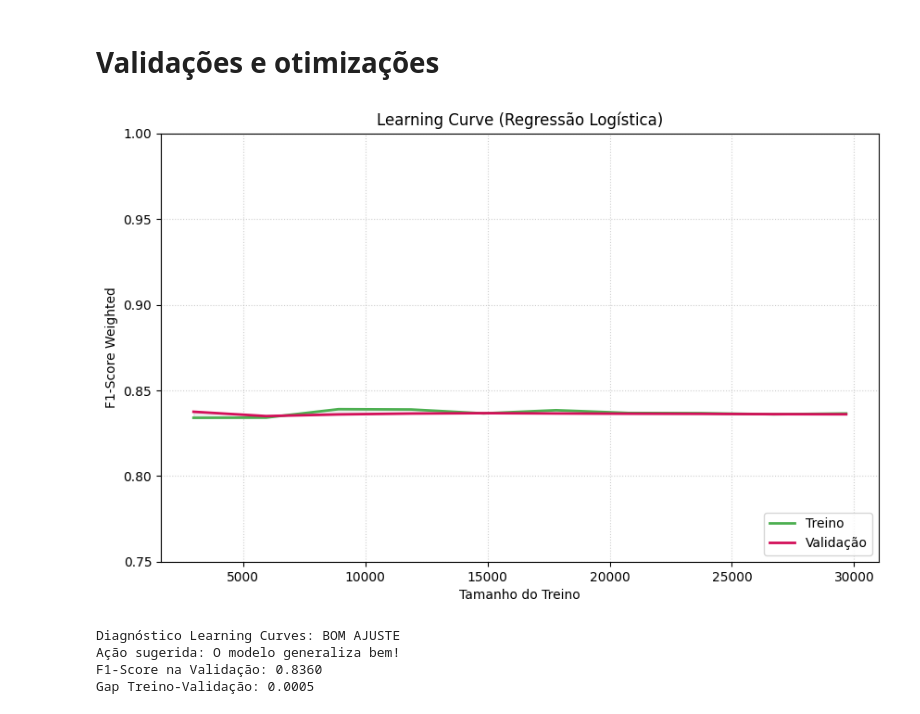
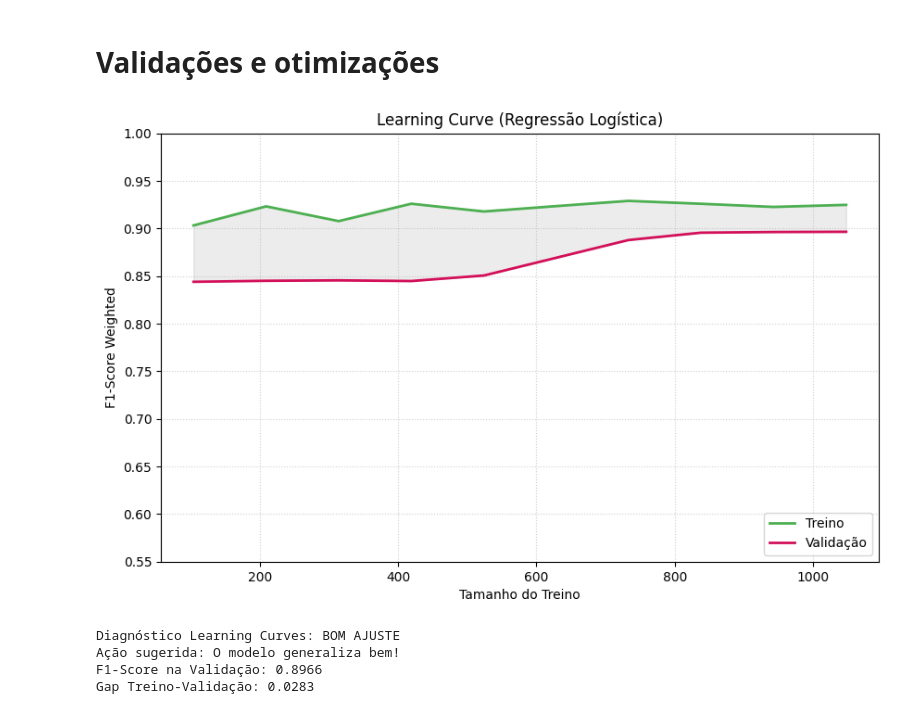
Before and after one commit to jcdematos/fiap-iast-tech-challange-03, a Jupyter notebook: jupyter-notebooks/Modelo_Classificação_Regressao_Logistica_Fase3.ipynb, the cells around one changed output. Saved outputs shown, nothing was run; the diff lists cells and outputs as text; code cells hidden in the pictures.

Commit message:
feature: Inclusão de substituição split treino e teste aleatório por Série Temporal

```diff
--- a/jupyter-notebooks/Modelo_Classificação_Regressao_Logistica_Fase3.ipynb
+++ b/jupyter-notebooks/Modelo_Classificação_Regressao_Logistica_Fase3.ipynb
@@ -167,12 +212,15 @@ dados_mais_pib_renda.head()
 # %%
-# ======================================
-# FEATURE ENGENEERING
-# ======================================
-#Foi feita na Gold porque na Silver só tínhamos a meta do municipio e a taxa real, na Gold calculamos o desvio entre a meta e realidade.
-
 # ======================================
 # FEATURE EXTRACTION
 # ======================================
 
 #Para chegarmos no Status Meta (com as classes "atingiu" ou "não atingiu") utilizamos o desvio, se era >=0 o municipio atingiu, se não, não atingiu a meta.
 # O feature extraction ajudou a não ter no modelo duas features que não agregariam (meta_ano e desvio_ano) e que poderiam gerar associações espúrias e aumentar a dimensionalidade.
+
+# Criar agregação por UF para ajudar no feature engineering já que a adição de taxa_alfabetizacao_real gera data leakage
+dados_mais_pib_renda['media_alfa_uf'] = dados_mais_pib_renda.groupby('sigla_uf')['taxa_alfabetizacao_real'].transform('mean')
+
+#Filtrar 2023 já que status meta é "Sem meta definida" e gera muito resíduo na nossa base na etapa de KNN dos lags, e alé disso, quando incluído, apresentava um F1 score de 0.16 com apenas 211 ocorrências (support)
+status_desejados = ["Abaixo da Meta", "Atingiu a Meta"]
+dados_mais_pib_renda = dados_mais_pib_renda[dados_mais_pib_renda['status_meta'].isin(status_desejados)].copy()
+dados_mais_pib_renda.head()
@@ -243,22 +342,25 @@ Chegamos a utilizar o wrapper RFECV que encontra o ponto ótimo via validação
 # # TREINAMENTO COM REGRESSÃO LOGÍSTICA (OTIMIZADO COM RANDOMIZED SEARCH CV)
 # # =============================================================================
 # 1. Definir o espaço de busca com distribuições contínuas
+
+tscv = TimeSeriesSplit(n_splits=4)
+
 param_dist = {
-    'C': loguniform(0.01, 1000),
-    'penalty': ['l1', 'l2'],
+    'C': [0.001, 0.01, 0.05, 0.1, 0.2, 0.5, 1.0],
+    'penalty': ['l1'],
     'solver': ['liblinear', 'saga'],
-    'max_iter': [1000, 2000]
+    'max_iter': [3000]
 }
 
 # 2. Instanciar a Regressão Logística
-modelo = LogisticRegression(random_state=42)
+modelo = LogisticRegression(class_weight='balanced',random_state=42)
 
 # 3. Instanciar o RandomizedSearchCV
 random_search = RandomizedSearchCV(
     estimator=modelo,
     param_distributions=param_dist,
-    n_iter=10,
-    cv=5,
+    n_iter=50,
+    cv=tscv,
     scoring='f1_weighted',
     n_jobs=-1,
     random_state=42,
@@ -266,7 +368,7 @@ random_search = RandomizedSearchCV(
 )
 
 # 4. Executar a busca nos dados normalizados
-random_search.fit(X_train_selected, y_train)
+random_search.fit(X_train_selected, y_train_encoded)
 
 # 5. Exibir os resultados
 print(f"Melhor score (Validação Cruzada): {random_search.best_score_:.4f}")
@@ -369,14 +505,13 @@ ROC AUC Score Geral (Weighted): 0.9406
 
 # 1. Learning Curves com a métrica (f1_weighted)
 train_sizes, train_scores, val_scores = learning_curve(
-    random_search.best_estimator_,
+    melhor_modelo,
     X_train_selected,
-    y_train,
-    cv=5,
+    y_train_encoded,
+    cv=tscv,
     train_sizes=np.linspace(0.1, 1.0, 10),
     scoring='f1_weighted',
-    n_jobs=-1,
-    random_state=42
+    n_jobs=-1
 )
 
 # 2. Média das métricas (sem o sinal de menos '-')
@@ -394,7 +529,7 @@ plt.ylabel('F1-Score Weighted')
 plt.title('Learning Curve (Regressão Logística)')
 plt.legend(loc='lower right')
 plt.grid(True, linestyle=':', alpha=0.6)
-plt.ylim(0.75, 1.0)
+plt.ylim(0.55, 1.0)
 plt.savefig('learning_curve.png', dpi=150, bbox_inches='tight')
 plt.show()
 
@@ -432,38 +567,38 @@ print(f'Gap Treino-Validação: {gap:.4f}\n')
 # plt.figure(figsize=(10, 6))
 # plt.plot(param_range, train_mean, label='Treino',
 #          color='#4CAF50')
 # plt.plot(param_range, val_mean, label='Validação',
 #          color='#D30F59')
 # plt.axvline(best_depth, color='#FFD54F', linestyle='--',
 #             label=f'Melhor max_depth={best_depth}')
 # plt.xlabel('max_depth')
 # plt.ylabel('Erro (MSE)')
 # plt.legend()
 # plt.title('Validation Curve')
 # print(f'Melhor max_depth: {best_depth}')
 
 # #Complexidade crescente (polinômios de grau 1 a 20)
 # degrees = [1, 2, 3, 5, 10, 20]
 # for deg in degrees:
 #     model = Pipeline([
 #         ('poly', PolynomialFeatures(deg)),
 #         ('lin', LinearRegression())
 #     ])
 #     model.fit(X_train_scaled, y_train)
 #     tr_err = mean_squared_error(y_train, model.predict(X_train_scaled))
 #     te_err = mean_squared_error(y_test, model.predict(X_test_scaled))
 
 #     status = ('UNDERFITTING' if tr_err > 0.5 and te_err > 0.5
 #               else 'OVERFITTING' if te_err > tr_err * 2
 #               else 'BOM AJUSTE')
 #     print(f'Grau {deg:2d} | Treino={tr_err:.3f} | '
 #           f'Teste={te_err:.3f} | {status}')
 # %% [output]
-[figure, old version]
+[figure, new version]
 Diagnóstico Learning Curves: BOM AJUSTE
 Ação sugerida: O modelo generaliza bem!
-F1-Score na Validação: 0.8360
-Gap Treino-Validação: 0.0005
+F1-Score na Validação: 0.8966
+Gap Treino-Validação: 0.0283
 # %%
 # ===============================================================
 # SHAP PARA EXPLICABILIDADE
```
Also changed, not shown: parts of 11 cells of this notebook.
